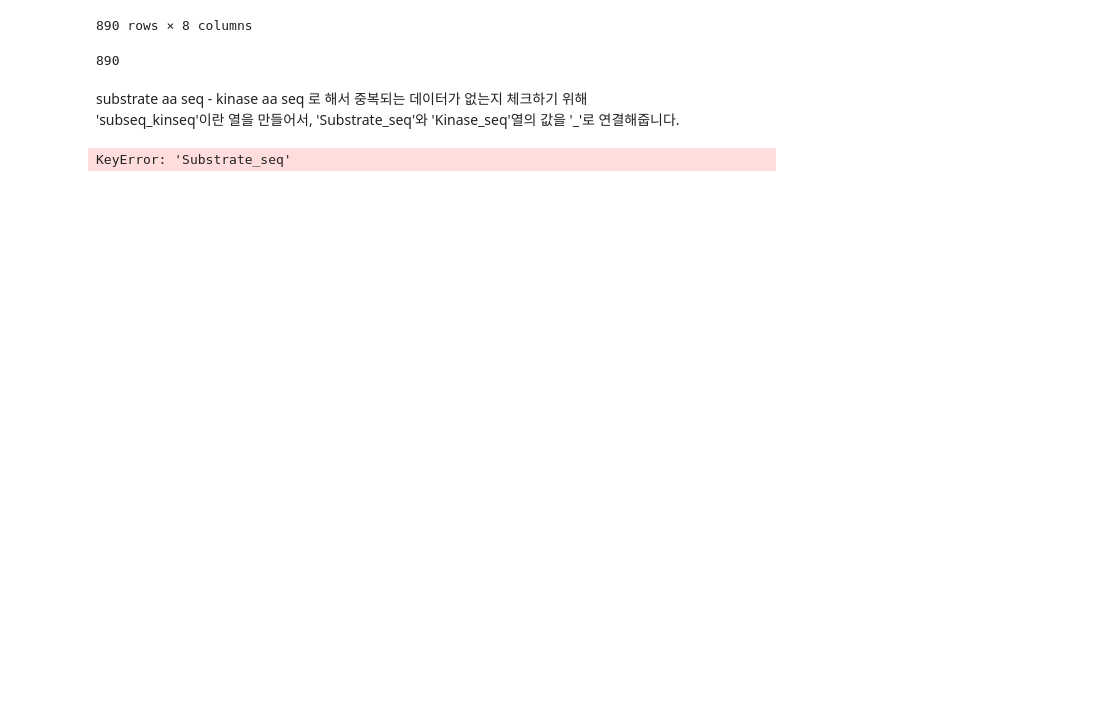
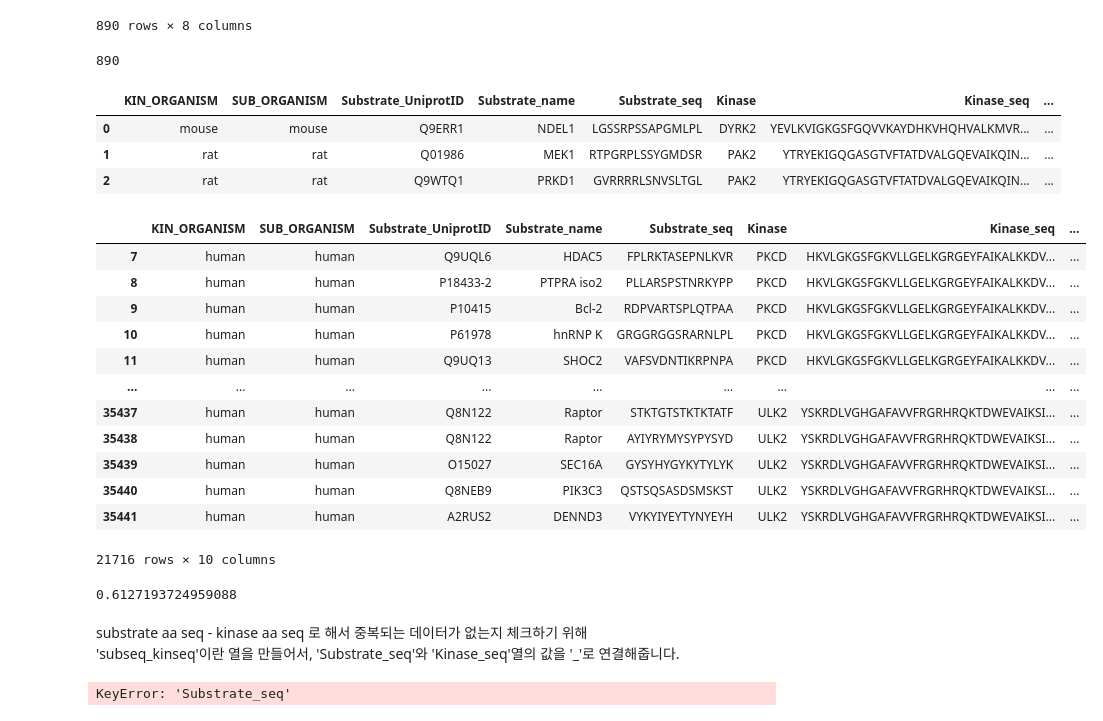
Before and after one commit to jeguring/2022_phosphorylaytion_prediction, a Jupyter notebook: EDA/220502_pp-pred_train-test-duplicate-comparison_v1.0_HB.ipynb, the cells around one changed output. Cells and saved outputs as stored; diff of their text form; code cells hidden in the pictures; blank space fills up the shorter version.

```diff
--- a/EDA/220502_pp-pred_train-test-duplicate-comparison_v1.0_HB.ipynb
+++ b/EDA/220502_pp-pred_train-test-duplicate-comparison_v1.0_HB.ipynb
@@ -45,6 +45,37 @@ print(len(df_test))
 | 889 | O60825 | PFKFB2 | ESASDSKSGSTSDSL | PRKCA | FLMVLGKGSFGKVMLADRKGTEELYAIKILKKD... | 242 | 0 | [[[0.88 1.079 1.115 ... 0.861 1.0... |
 890 rows × 8 columns
 890
+# %%
+df_train.head(3)
+# %% [output]
+|  | KIN_ORGANISM | SUB_ORGANISM | Substrate_UniprotID | Substrate_name | Substrate_seq | Kinase | Kinase_seq | ... |
+| 0 | mouse | mouse | Q9ERR1 | NDEL1 | LGSSRPSSAPGMLPL | DYRK2 | YEVLKVIGKGSFGQVVKAYDHKVHQHVALKMVR... | ... |
+| 1 | rat | rat | Q01986 | MEK1 | RTPGRPLSSYGMDSR | PAK2 | YTRYEKIGQGASGTVFTATDVALGQEVAIKQIN... | ... |
+| 2 | rat | rat | Q9WTQ1 | PRKD1 | GVRRRRLSNVSLTGL | PAK2 | YTRYEKIGQGASGTVFTATDVALGQEVAIKQIN... | ... |
+# %%
+df_train_kin_human = df_train[df_train['KIN_ORGANISM'] == 'human']
+# %%
+df_train_human = df_train_kin_human[df_train_kin_human['SUB_ORGANISM'] == 'human']
+# %%
+df_train_human
+# %% [output]
+|  | KIN_ORGANISM | SUB_ORGANISM | Substrate_UniprotID | Substrate_name | Substrate_seq | Kinase | Kinase_seq | ... |
+| 7 | human | human | Q9UQL6 | HDAC5 | FPLRKTASEPNLKVR | PKCD | HKVLGKGSFGKVLLGELKGRGEYFAIKALKKDV... | ... |
+| 8 | human | human | P18433-2 | PTPRA iso2 | PLLARSPSTNRKYPP | PKCD | HKVLGKGSFGKVLLGELKGRGEYFAIKALKKDV... | ... |
+| 9 | human | human | P10415 | Bcl-2 | RDPVARTSPLQTPAA | PKCD | HKVLGKGSFGKVLLGELKGRGEYFAIKALKKDV... | ... |
+| 10 | human | human | P61978 | hnRNP K | GRGGRGGSRARNLPL | PKCD | HKVLGKGSFGKVLLGELKGRGEYFAIKALKKDV... | ... |
+| 11 | human | human | Q9UQ13 | SHOC2 | VAFSVDNTIKRPNPA | PKCD | HKVLGKGSFGKVLLGELKGRGEYFAIKALKKDV... | ... |
+| ... | ... | ... | ... | ... | ... | ... | ... | ... |
+| 35437 | human | human | Q8N122 | Raptor | STKTGTSTKTKTATF | ULK2 | YSKRDLVGHGAFAVVFRGRHRQKTDWEVAIKSI... | ... |
+| 35438 | human | human | Q8N122 | Raptor | AYIYRYMYSYPYSYD | ULK2 | YSKRDLVGHGAFAVVFRGRHRQKTDWEVAIKSI... | ... |
+| 35439 | human | human | O15027 | SEC16A | GYSYHYGYKYTYLYK | ULK2 | YSKRDLVGHGAFAVVFRGRHRQKTDWEVAIKSI... | ... |
+| 35440 | human | human | Q8NEB9 | PIK3C3 | QSTSQSASDSMSKST | ULK2 | YSKRDLVGHGAFAVVFRGRHRQKTDWEVAIKSI... | ... |
+| 35441 | human | human | A2RUS2 | DENND3 | VYKYIYEYTYNYEYH | ULK2 | YSKRDLVGHGAFAVVFRGRHRQKTDWEVAIKSI... | ... |
+21716 rows × 10 columns
+# %%
+len(df_train_human)/len(df_train)
+# %% [output]
+0.6127193724959088
 # %% [markdown]
 substrate aa seq - kinase aa seq 로 해서 중복되는 데이터가 없는지 체크하기 위해
 'subseq_kinseq'이란 열을 만들어서, 'Substrate_seq'와 'Kinase_seq'열의 값을 '_'로 연결해줍니다.
```
Also changed, not shown: 3 other files.
